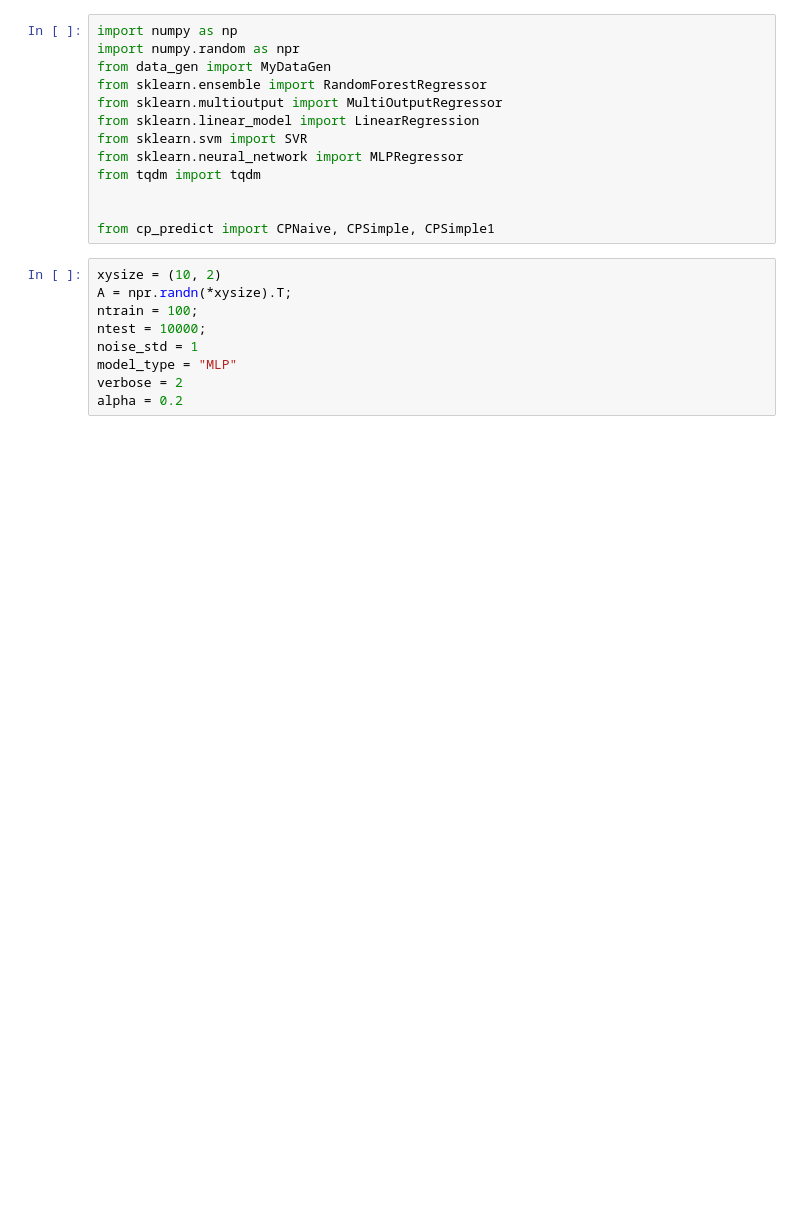
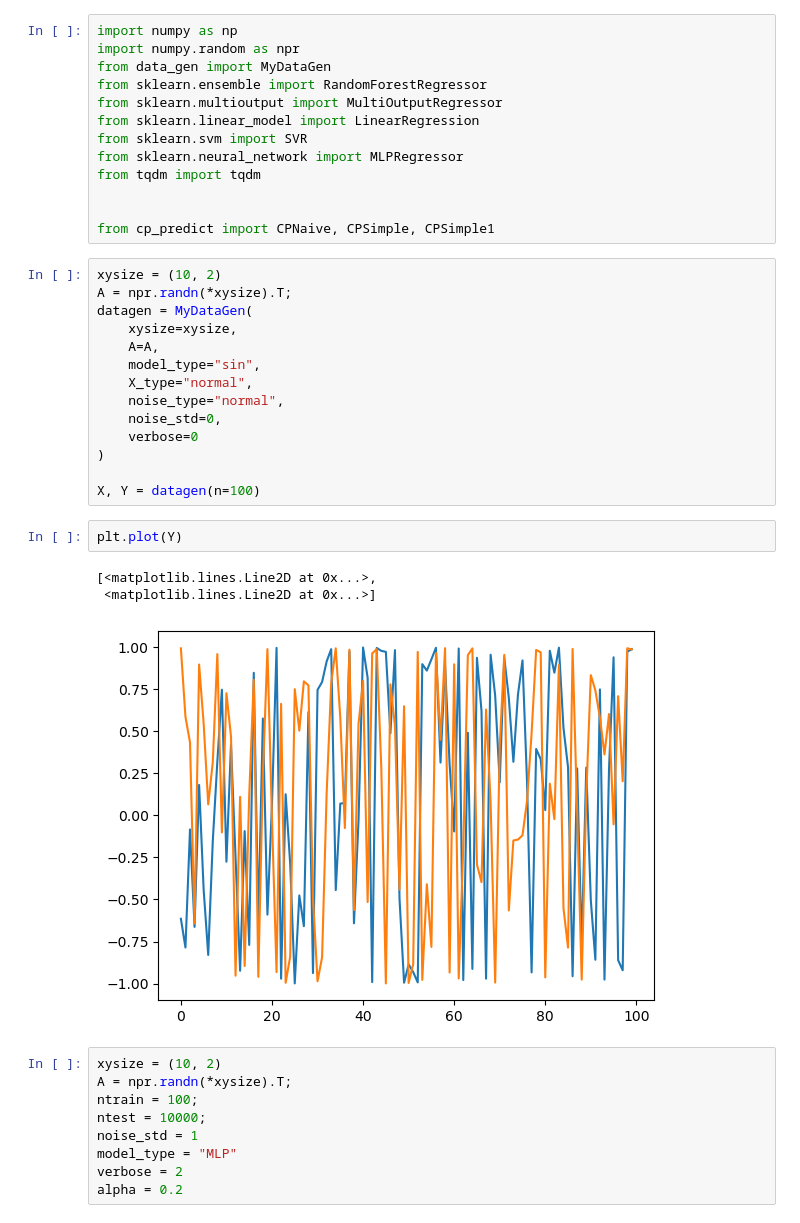
Before and after one commit to JINhuaqing/imageCP_dev, a Jupyter notebook: notebooks/gen_simu_data.ipynb, the cells around one changed output. Drawn from its saved outputs; the diff is of its cells as text; blank space fills up the shorter version.

```diff
--- a/notebooks/gen_simu_data.ipynb
+++ b/notebooks/gen_simu_data.ipynb
@@ -24,6 +24,26 @@ from tqdm import tqdm
 
 
 from cp_predict import CPNaive, CPSimple, CPSimple1
+# %%
+xysize = (10, 2)
+A = npr.randn(*xysize).T;
+datagen = MyDataGen(
+    xysize=xysize,
+    A=A,
+    model_type="sin",
+    X_type="normal",
+    noise_type="normal",
+    noise_std=0,
+    verbose=0
+)
+
+X, Y = datagen(n=100)
+# %%
+plt.plot(Y)
+# %% [output]
+[<matplotlib.lines.Line2D at 0x...>,
+ <matplotlib.lines.Line2D at 0x...>]
+[figure, added]
 # %%
 xysize = (10, 2)
 A = npr.randn(*xysize).T;
```
Also changed, not shown: 12 other files.
